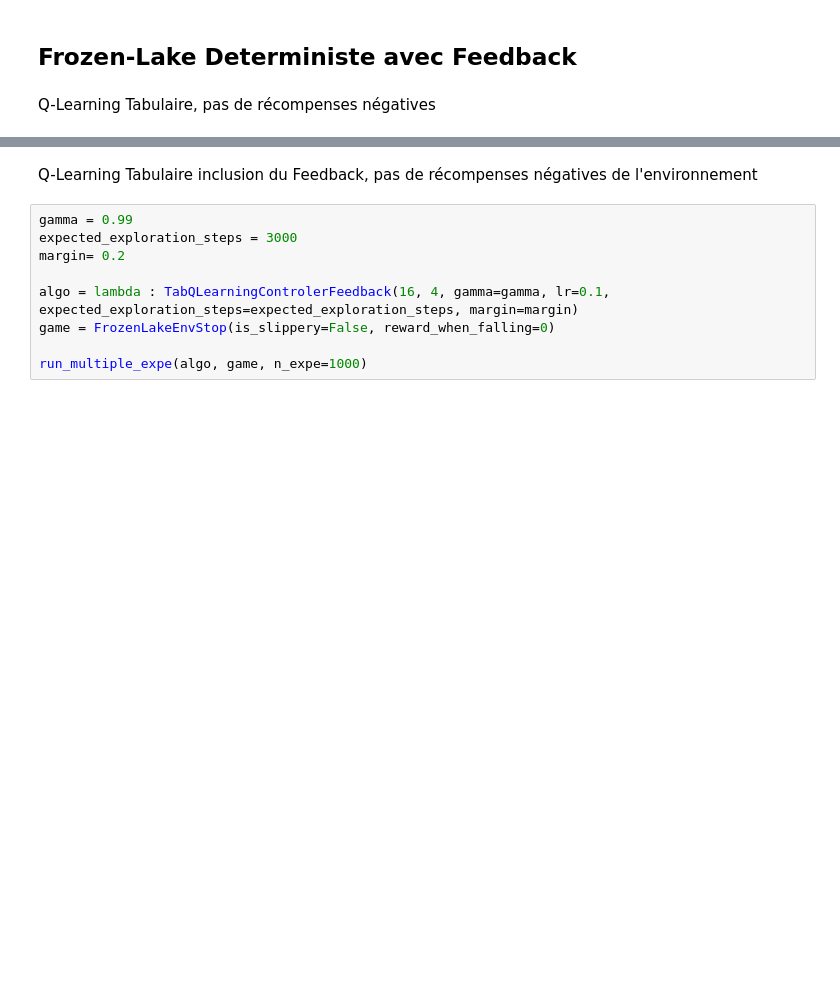
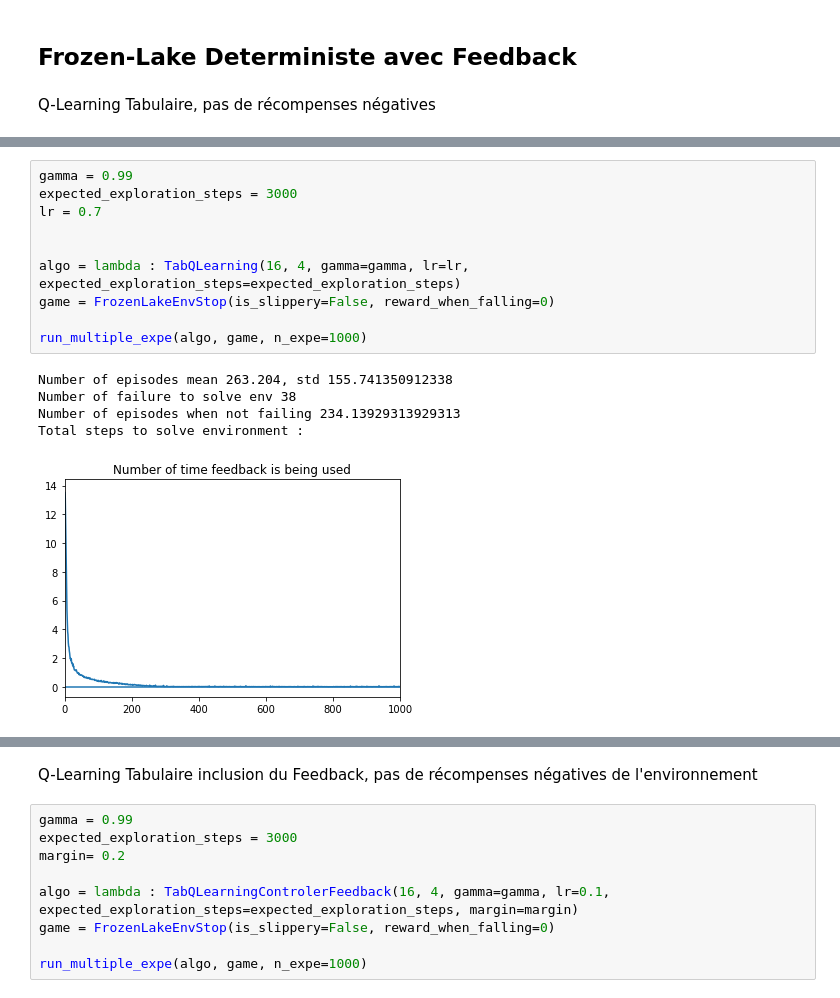
Before and after one commit to Mathieu-Seurin/safe_frozen_lake, a Jupyter notebook: test_safe.ipynb, the cells around one changed output, grey strips where cells are left out. Saved outputs shown, nothing was run; the diff lists cells and outputs as text; blank space fills up the shorter version.

```diff
--- a/test_safe.ipynb
+++ b/test_safe.ipynb
@@ -239,0 +260,16 @@ Q-Learning Tabulaire, pas de récompenses négatives
+# %%
+gamma = 0.99
+expected_exploration_steps = 3000
+lr = 0.7
+
+
+algo = lambda : TabQLearning(16, 4, gamma=gamma, lr=lr, expected_exploration_steps=expected_exploration_steps)
+game = FrozenLakeEnvStop(is_slippery=False, reward_when_falling=0)
+
+run_multiple_expe(algo, game, n_expe=1000)
+# %% [output]
+Number of episodes mean 263.204, std 155.741350912338
+Number of failure to solve env 38
+Number of episodes when not failing 234.13929313929313
+Total steps to solve environment :
+[figure, added]
```
Also changed, not shown: parts of 8 cells of this notebook.
